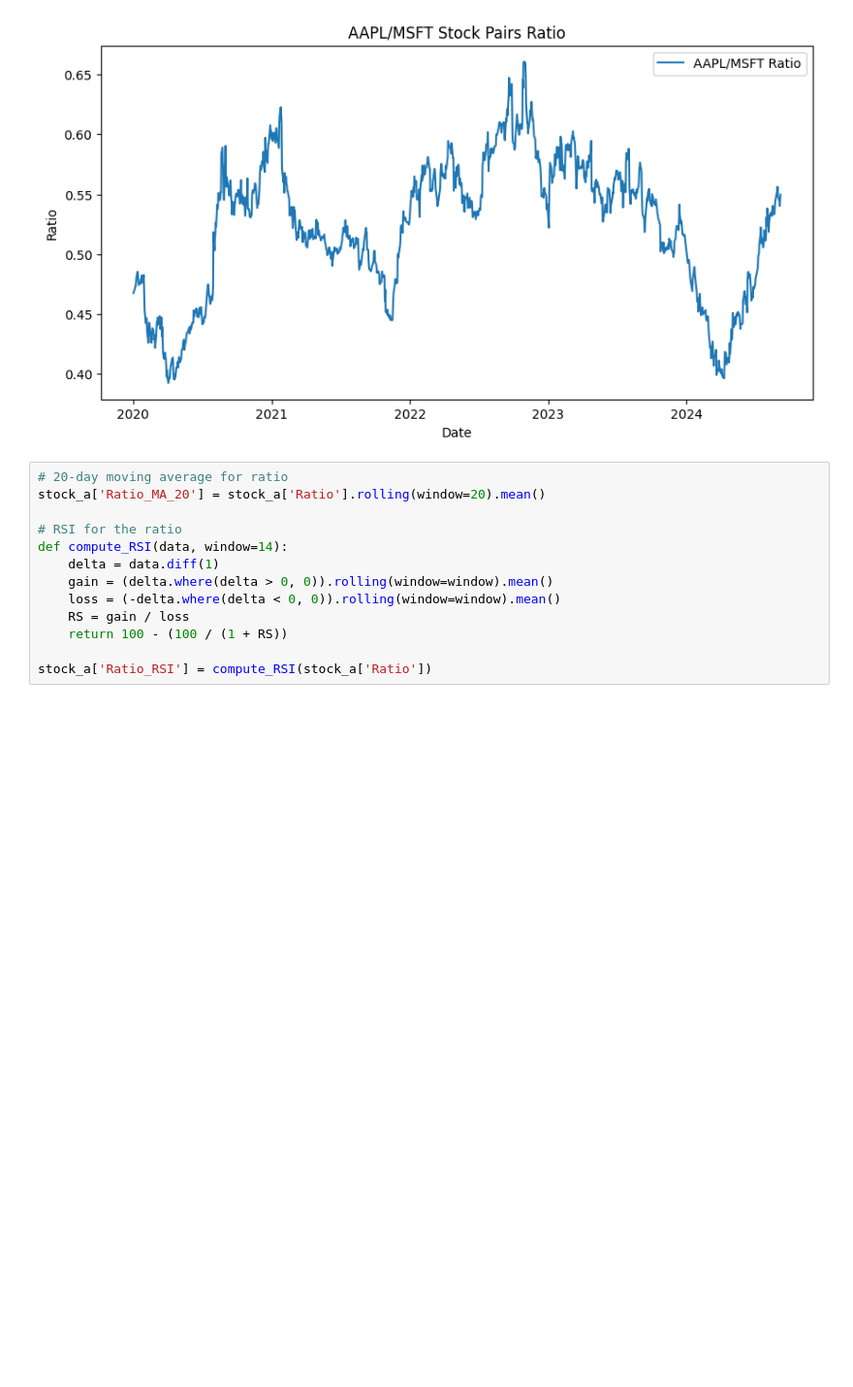
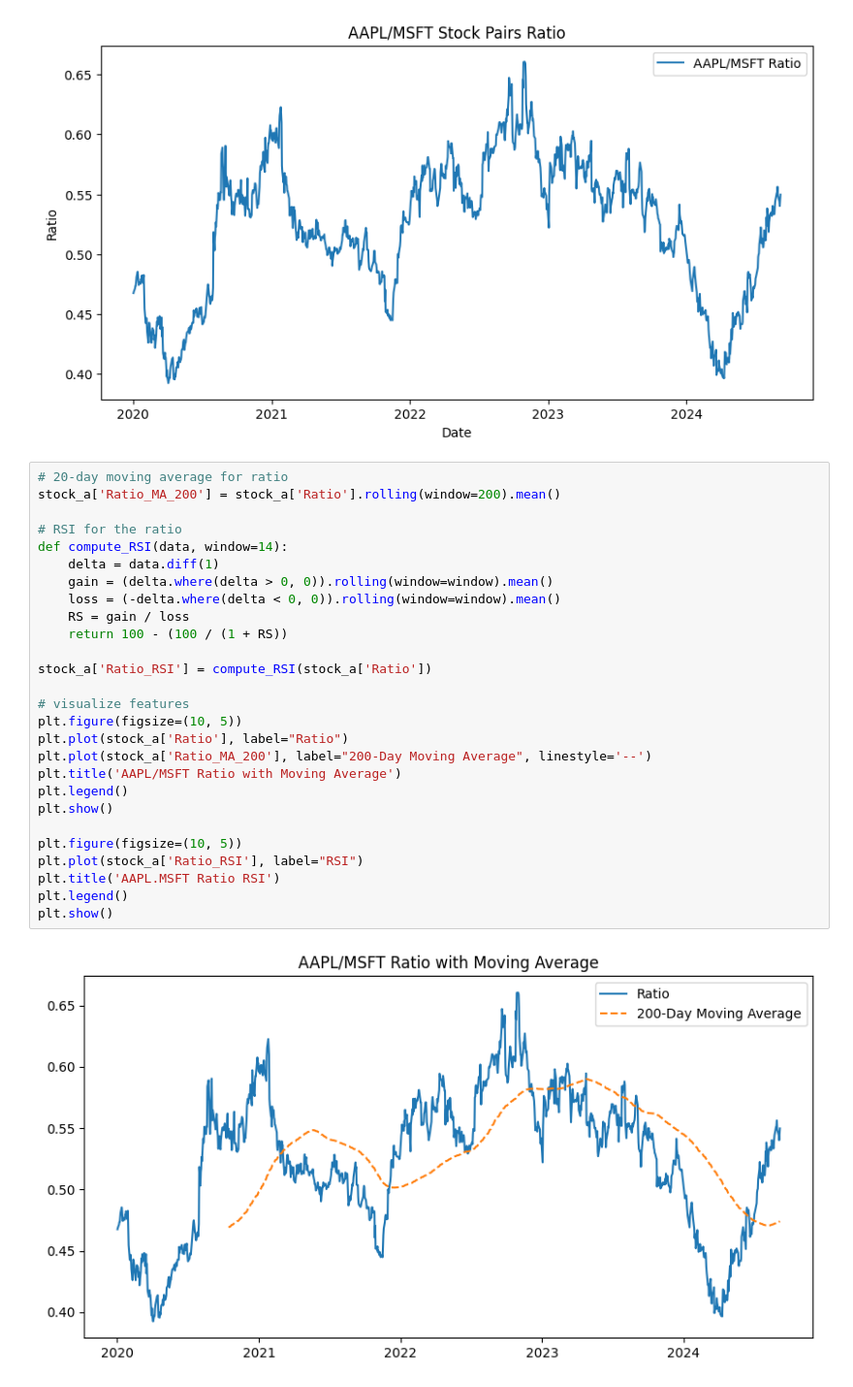
Before and after one commit to jurchiks33/am-i-AI, a Jupyter notebook: Stock Pair Ratio.ipynb, the cells around one changed output. Shown at 97% size. Cells and saved outputs as stored; diff of their text form; blank space fills up the shorter version.

Commit message:
plotting data

```diff
--- a/Stock Pair Ratio.ipynb
+++ b/Stock Pair Ratio.ipynb
@@ -23,14 +23,30 @@ plt.show()
 [figure]
 # %%
 # 20-day moving average for ratio
-stock_a['Ratio_MA_20'] = stock_a['Ratio'].rolling(window=20).mean()
+stock_a['Ratio_MA_200'] = stock_a['Ratio'].rolling(window=200).mean()
 
 # RSI for the ratio
 def compute_RSI(data, window=14):
     delta = data.diff(1)
     gain = (delta.where(delta > 0, 0)).rolling(window=window).mean()
     loss = (-delta.where(delta < 0, 0)).rolling(window=window).mean()
     RS = gain / loss
     return 100 - (100 / (1 + RS))
 
 stock_a['Ratio_RSI'] = compute_RSI(stock_a['Ratio'])
+
+# visualize features
+plt.figure(figsize=(10, 5))
+plt.plot(stock_a['Ratio'], label="Ratio")
+plt.plot(stock_a['Ratio_MA_200'], label="200-Day Moving Average", linestyle='--')
+plt.title('AAPL/MSFT Ratio with Moving Average')
+plt.legend()
+plt.show()
+
+plt.figure(figsize=(10, 5))
+plt.plot(stock_a['Ratio_RSI'], label="RSI")
+plt.title('AAPL.MSFT Ratio RSI')
+plt.legend()
+plt.show()
+# %% [output]
+[figure, added]
```
Also changed, not shown: parts of 1 cell of this notebook.
